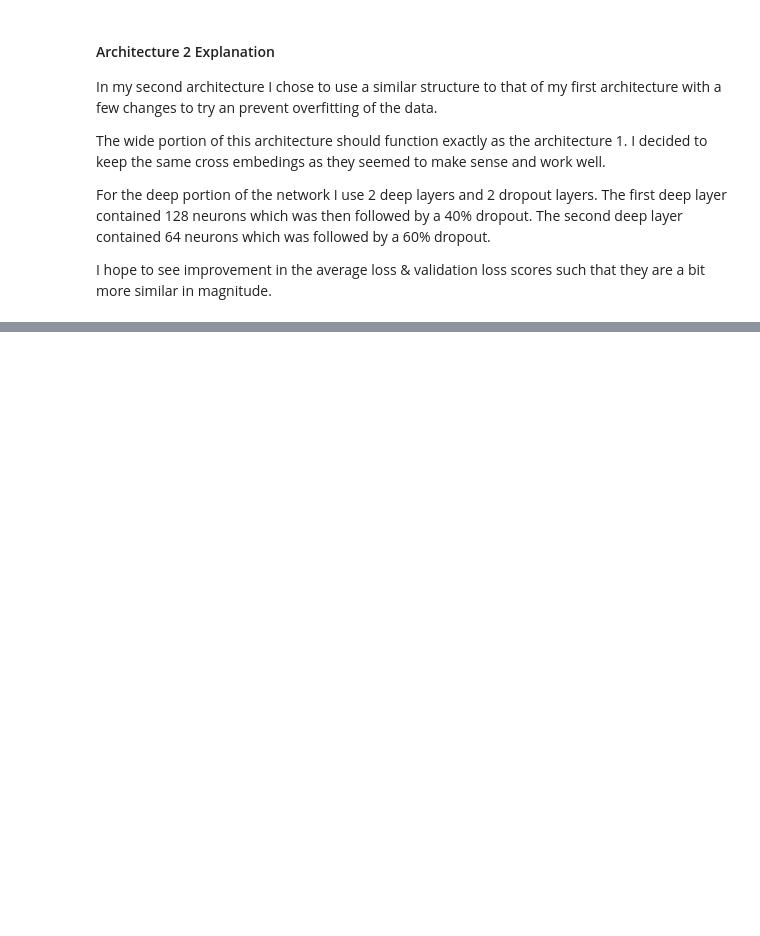
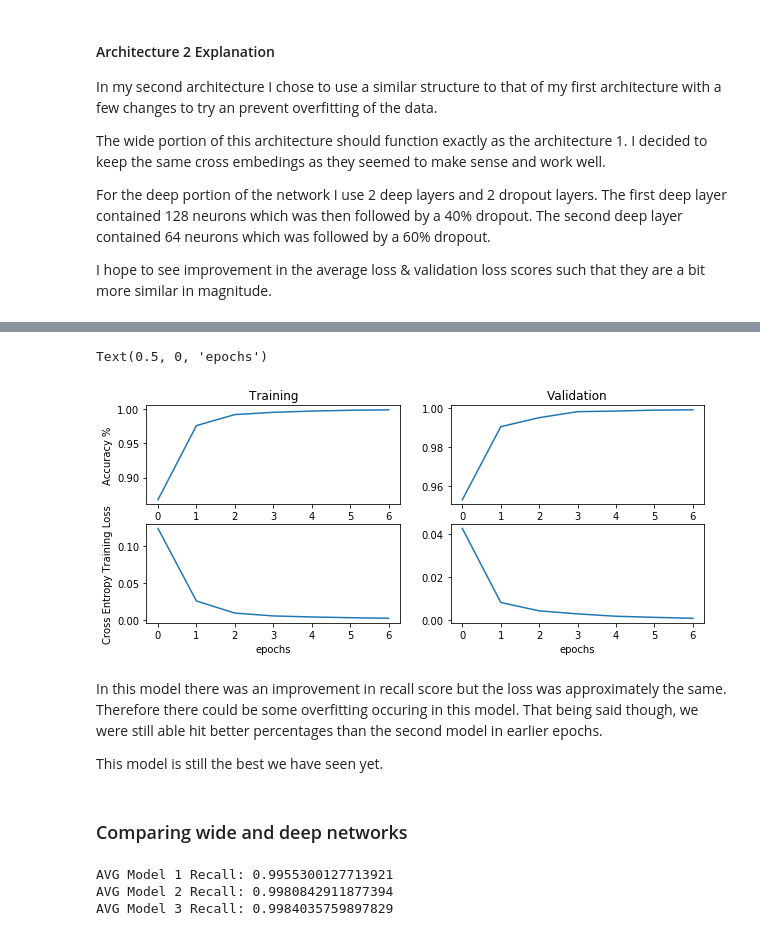
Before and after one commit to liamlows/CS5324-ML_Python, a Jupyter notebook: Lab5/Lab 5.ipynb, the cells around one changed output, grey strips where cells are left out. Cells and saved outputs as stored; diff of their text form; code cells hidden in the pictures; blank space fills up the shorter version.

```diff
--- a/Lab5/Lab 5.ipynb
+++ b/Lab5/Lab 5.ipynb
@@ -746,0 +994,22 @@ In addition, I also saw an improvement in the loss vs validation loss percentage
+# %%
+plt.figure(figsize=(10,4))
+plt.subplot(2,2,1)
+plt.plot(arch3_mean_list['acc'])
+
+plt.ylabel('Accuracy %')
+plt.title('Training')
+plt.subplot(2,2,2)
+plt.plot(arch3_mean_list['val_acc'])
+plt.title('Validation')
+
+plt.subplot(2,2,3)
+plt.plot(arch3_mean_list['loss'])
+plt.ylabel('Cross Entropy Training Loss')
+plt.xlabel('epochs')
+
+plt.subplot(2,2,4)
+plt.plot(arch3_mean_list['val_loss'])
+plt.xlabel('epochs')
+# %% [output]
+Text(0.5, 0, 'epochs')
+[figure, added]
@@ -746,0 +1023,14 @@ In addition, I also saw an improvement in the loss vs validation loss percentage
+# %% [markdown]
+In this model there was an improvement in recall score but the loss was approximately the same. Therefore there could be some overfitting occuring in this model. That being said though, we were still able hit better percentages than the second model in earlier epochs.
+
+This model is still the best we have seen yet.
+# %% [markdown]
+### Comparing wide and deep networks
+# %%
+print("AVG Model 1 Recall: {}".format(arch1_recall))
+print("AVG Model 2 Recall: {}".format(arch2_recall))
+print("AVG Model 3 Recall: {}".format(arch3_recall))
+# %% [output]
+AVG Model 1 Recall: 0.9955300127713921
+AVG Model 2 Recall: 0.9980842911877394
+AVG Model 3 Recall: 0.9984035759897829
```
Also changed, not shown: parts of 63 cells of this notebook, 6 other files.
